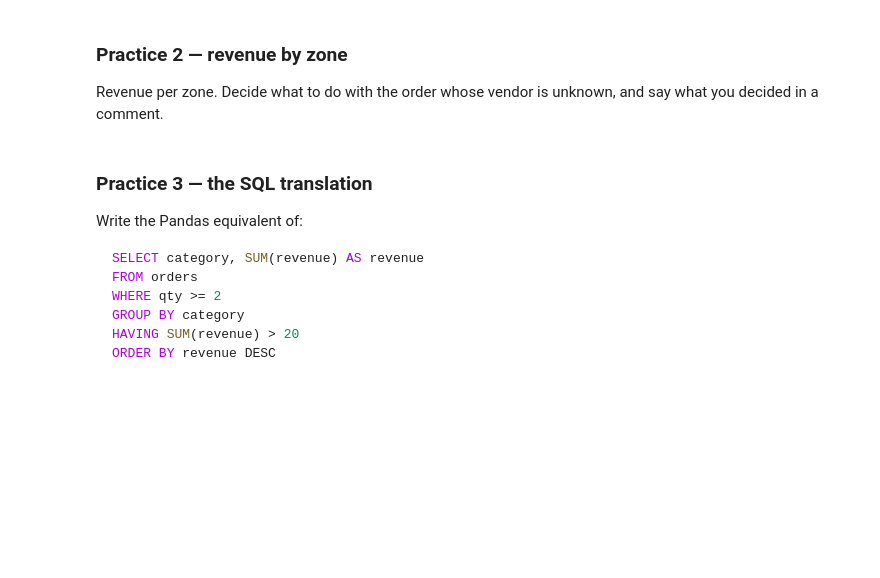
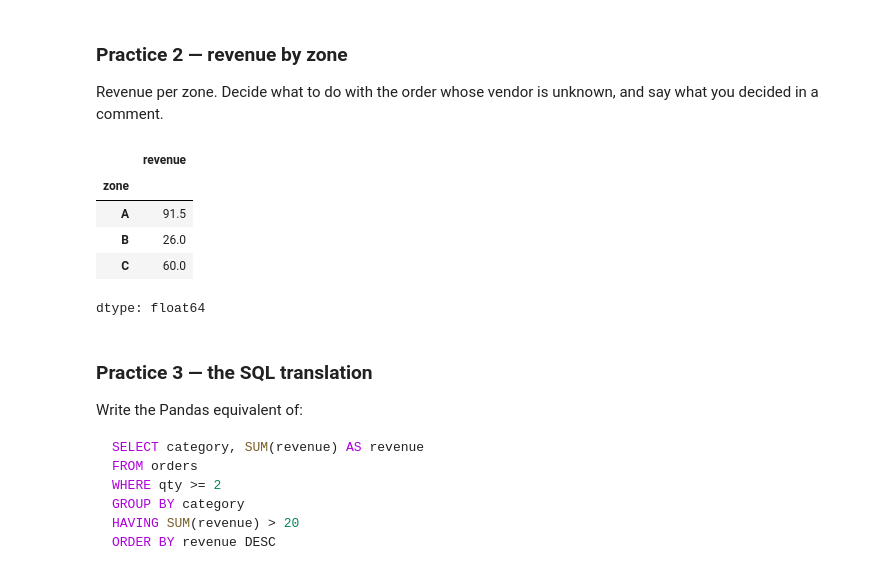
Before and after one commit to simichakravarty16/ds2002-fa26, a Jupyter notebook: notebooks/03-pandas-cleaning/2026-09-14 — SQL to Python to DataFrames — Lecture.ipynb, the cells around one changed output. Cells and saved outputs as stored; diff of their text form; code cells hidden in the pictures; blank space fills up the shorter version.

```diff
--- a/notebooks/03-pandas-cleaning/2026-09-14 — SQL to Python to DataFrames — Lecture.ipynb
+++ b/notebooks/03-pandas-cleaning/2026-09-14 — SQL to Python to DataFrames — Lecture.ipynb
@@ -499,6 +509,15 @@ Total quantity sold per vendor **name** (not id), highest first. You will need t
 Revenue per zone. Decide what to do with the order whose vendor is unknown, and say what you decided in a comment.
 # %%
 # TODO
+joined.groupby('zone')['revenue'].sum()
+# decided to drop the order whose vendor is unknown
+# %% [output]
+|  | revenue |
+| zone |  |
+| A | 91.5 |
+| B | 26.0 |
+| C | 60.0 |
+dtype: float64
 # %% [markdown]
 ### Practice 3 — the SQL translation
 
```
Also changed, not shown: parts of 6 cells of this notebook.
